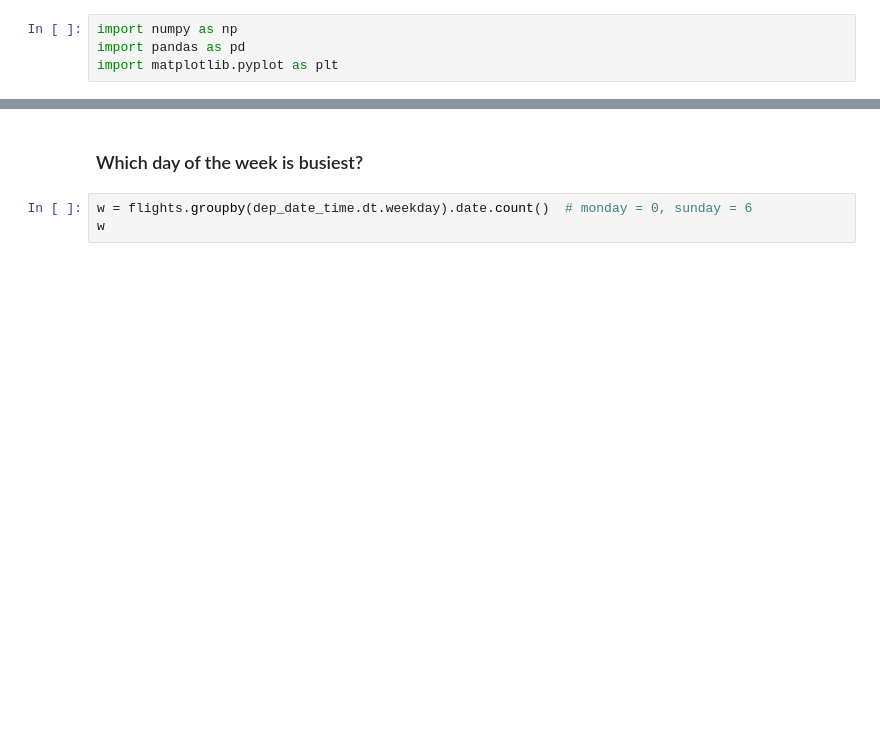
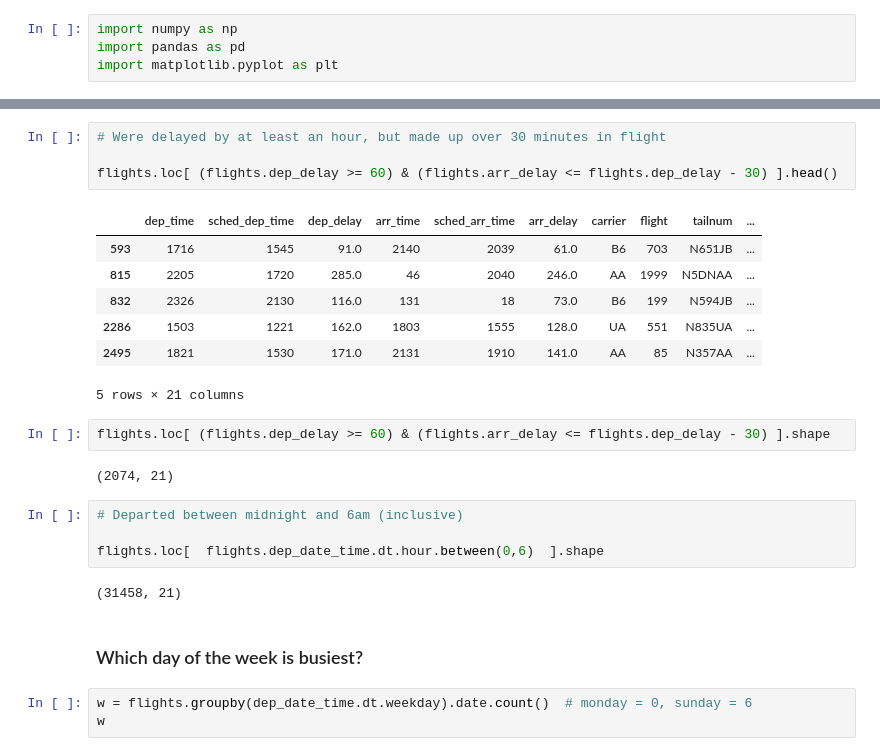
Before and after one commit to smileschen/2018-fa-stats131, a Jupyter notebook: 05-02.ipynb, the cells around one changed output, grey strips where cells are left out. Drawn from its saved outputs; the diff is of its cells as text; blank space fills up the shorter version.

```diff
--- a/05-02.ipynb
+++ b/05-02.ipynb
@@ -29,3 +233,25 @@ airlines = pd.read_csv('airlines.csv', index_col = 'carrier')
+# %%
+# Were delayed by at least an hour, but made up over 30 minutes in flight
+
+flights.loc[ (flights.dep_delay >= 60) & (flights.arr_delay <= flights.dep_delay - 30) ].head()
+# %% [output]
+|  | dep_time | sched_dep_time | dep_delay | arr_time | sched_arr_time | arr_delay | carrier | flight | tailnum | ... |
+| 593 | 1716 | 1545 | 91.0 | 2140 | 2039 | 61.0 | B6 | 703 | N651JB | ... |
+| 815 | 2205 | 1720 | 285.0 | 46 | 2040 | 246.0 | AA | 1999 | N5DNAA | ... |
+| 832 | 2326 | 2130 | 116.0 | 131 | 18 | 73.0 | B6 | 199 | N594JB | ... |
+| 2286 | 1503 | 1221 | 162.0 | 1803 | 1555 | 128.0 | UA | 551 | N835UA | ... |
+| 2495 | 1821 | 1530 | 171.0 | 2131 | 1910 | 141.0 | AA | 85 | N357AA | ... |
+5 rows × 21 columns
+# %%
+flights.loc[ (flights.dep_delay >= 60) & (flights.arr_delay <= flights.dep_delay - 30) ].shape
+# %% [output]
+(2074, 21)
+# %%
+# Departed between midnight and 6am (inclusive)
+
+flights.loc[  flights.dep_date_time.dt.hour.between(0,6)  ].shape
+# %% [output]
+(31458, 21)
 # %% [markdown]
 ### Which day of the week is busiest?
 # %%
```
Also changed, not shown: parts of 32 cells of this notebook.
